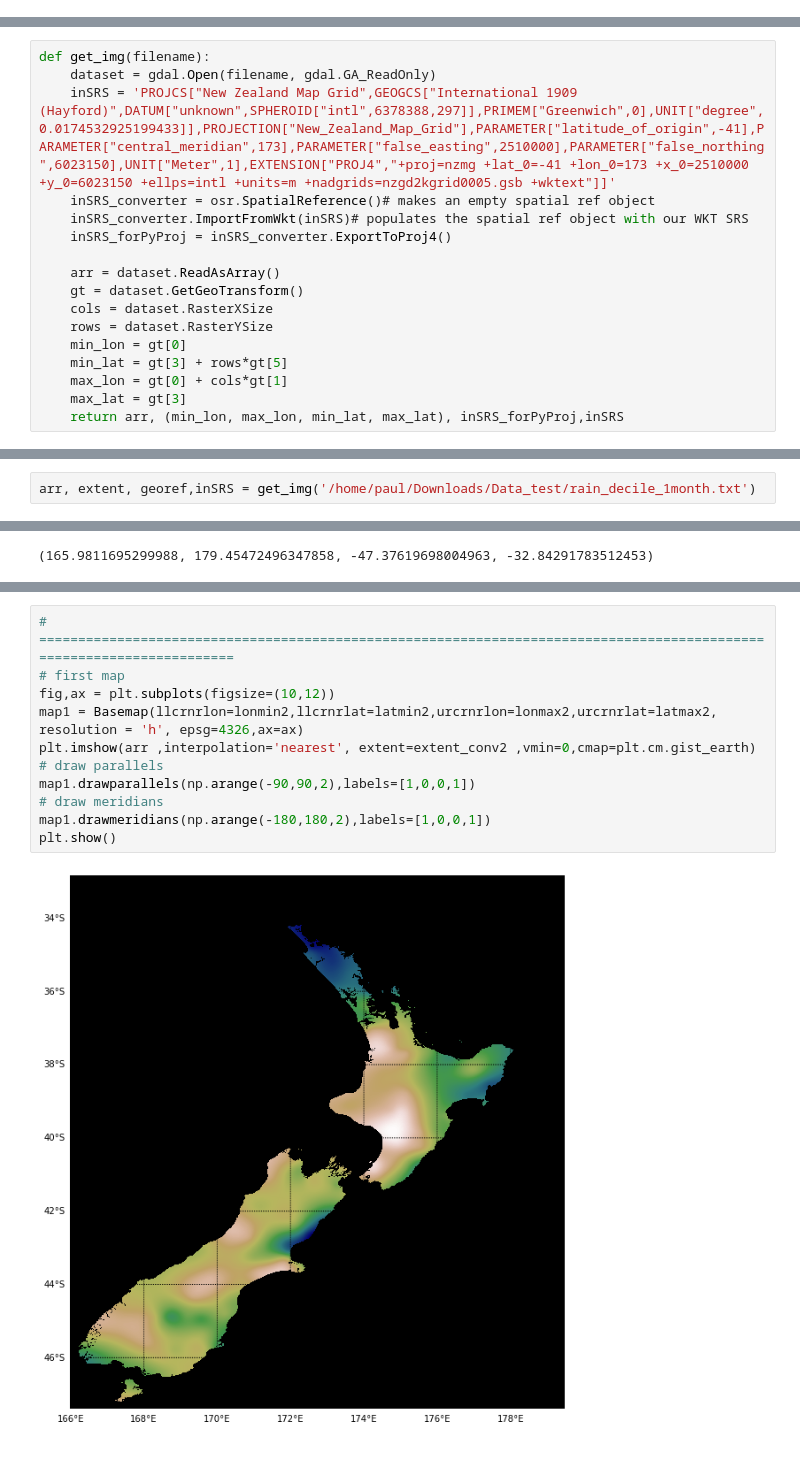
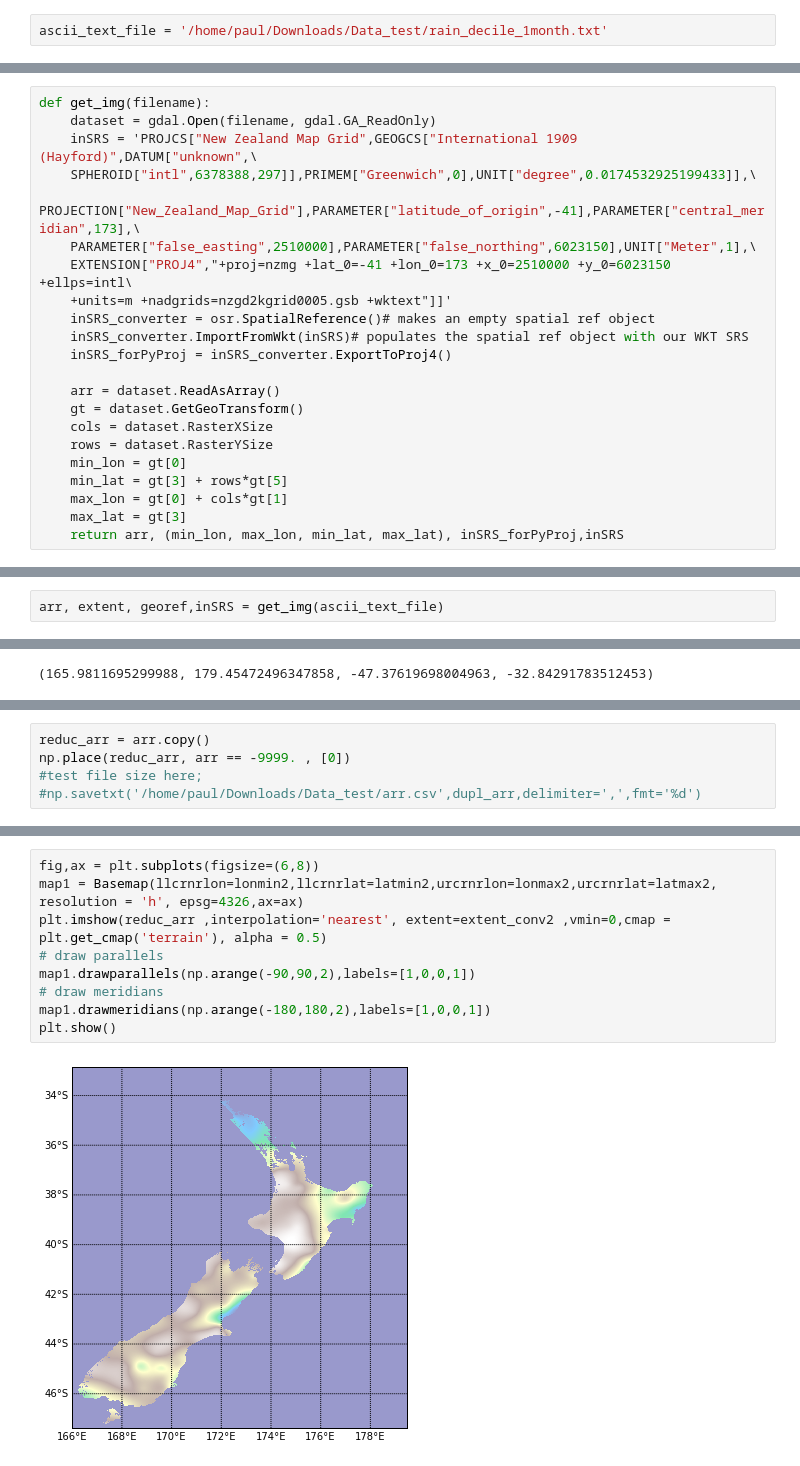
Before and after one commit to nicolasfauchereau/met_data_rep, a Jupyter notebook: Tidy_up_climate_data_processing.ipynb, the cells around one changed output, grey strips where cells are left out. Saved outputs shown, nothing was run; the diff lists cells and outputs as text.

```diff
--- a/Tidy_up_climate_data_processing.ipynb
+++ b/Tidy_up_climate_data_processing.ipynb
@@ -0,0 +3,2 @@
+# %%
+ascii_text_file = '/home/paul/Downloads/Data_test/rain_decile_1month.txt'
@@ -12,7 +35,12 @@ from mpl_toolkits.basemap import Basemap, cm
 # %%
 def get_img(filename):
     dataset = gdal.Open(filename, gdal.GA_ReadOnly)
-    inSRS = 'PROJCS["New Zealand Map Grid",GEOGCS["International 1909 (Hayford)",DATUM["unknown",SPHEROID["intl",6378388,297]],PRIMEM["Greenwich",0],UNIT["degree",0.0174532925199433]],PROJECTION["New_Zealand_Map_Grid"],PARAMETER["latitude_of_origin",-41],PARAMETER["central_meridian",173],PARAMETER["false_easting",2510000],PARAMETER["false_northing",6023150],UNIT["Meter",1],EXTENSION["PROJ4","+proj=nzmg +lat_0=-41 +lon_0=173 +x_0=2510000 +y_0=6023150 +ellps=intl +units=m +nadgrids=nzgd2kgrid0005.gsb +wktext"]]'
+    inSRS = 'PROJCS["New Zealand Map Grid",GEOGCS["International 1909 (Hayford)",DATUM["unknown",\
+    SPHEROID["intl",6378388,297]],PRIMEM["Greenwich",0],UNIT["degree",0.0174532925199433]],\
+    PROJECTION["New_Zealand_Map_Grid"],PARAMETER["latitude_of_origin",-41],PARAMETER["central_meridian",173],\
+    PARAMETER["false_easting",2510000],PARAMETER["false_northing",6023150],UNIT["Meter",1],\
+    EXTENSION["PROJ4","+proj=nzmg +lat_0=-41 +lon_0=173 +x_0=2510000 +y_0=6023150 +ellps=intl\
+    +units=m +nadgrids=nzgd2kgrid0005.gsb +wktext"]]'
     inSRS_converter = osr.SpatialReference()# makes an empty spatial ref object
     inSRS_converter.ImportFromWkt(inSRS)# populates the spatial ref object with our WKT SRS
     inSRS_forPyProj = inSRS_converter.ExportToProj4()
@@ -36,4 +64,4 @@ def get_extent(georef, extent):
     extent_conv = (lonmin, lonmax, latmin, latmax)
     return latmin, latmax, lonmin, lonmax, extent_conv
 # %%
-arr, extent, georef,inSRS = get_img('/home/paul/Downloads/Data_test/rain_decile_1month.txt')
+arr, extent, georef,inSRS = get_img(ascii_text_file)
@@ -45,0 +86,5 @@ extent_conv2  #current nzmg
+# %%
+reduc_arr = arr.copy()
+np.place(reduc_arr, arr == -9999. , [0])
+#test file size here;
+#np.savetxt('/home/paul/Downloads/Data_test/arr.csv',dupl_arr,delimiter=',',fmt='%d')
@@ -46,13 +93,11 @@ extent_conv2  #current nzmg
 # %%
-# ======================================================================================================================
-# first map
-fig,ax = plt.subplots(figsize=(10,12))
+fig,ax = plt.subplots(figsize=(6,8))
 map1 = Basemap(llcrnrlon=lonmin2,llcrnrlat=latmin2,urcrnrlon=lonmax2,urcrnrlat=latmax2, resolution = 'h', epsg=4326,ax=ax)
-plt.imshow(arr ,interpolation='nearest', extent=extent_conv2 ,vmin=0,cmap=plt.cm.gist_earth)
+plt.imshow(reduc_arr ,interpolation='nearest', extent=extent_conv2 ,vmin=0,cmap = plt.get_cmap('terrain'), alpha = 0.5)
 # draw parallels
 map1.drawparallels(np.arange(-90,90,2),labels=[1,0,0,1])
 # draw meridians
 map1.drawmeridians(np.arange(-180,180,2),labels=[1,0,0,1])
 plt.show()
 # %% [output]
-[figure, old version]
+[figure, new version]
```
Also changed, not shown: parts of 20 cells of this notebook.
